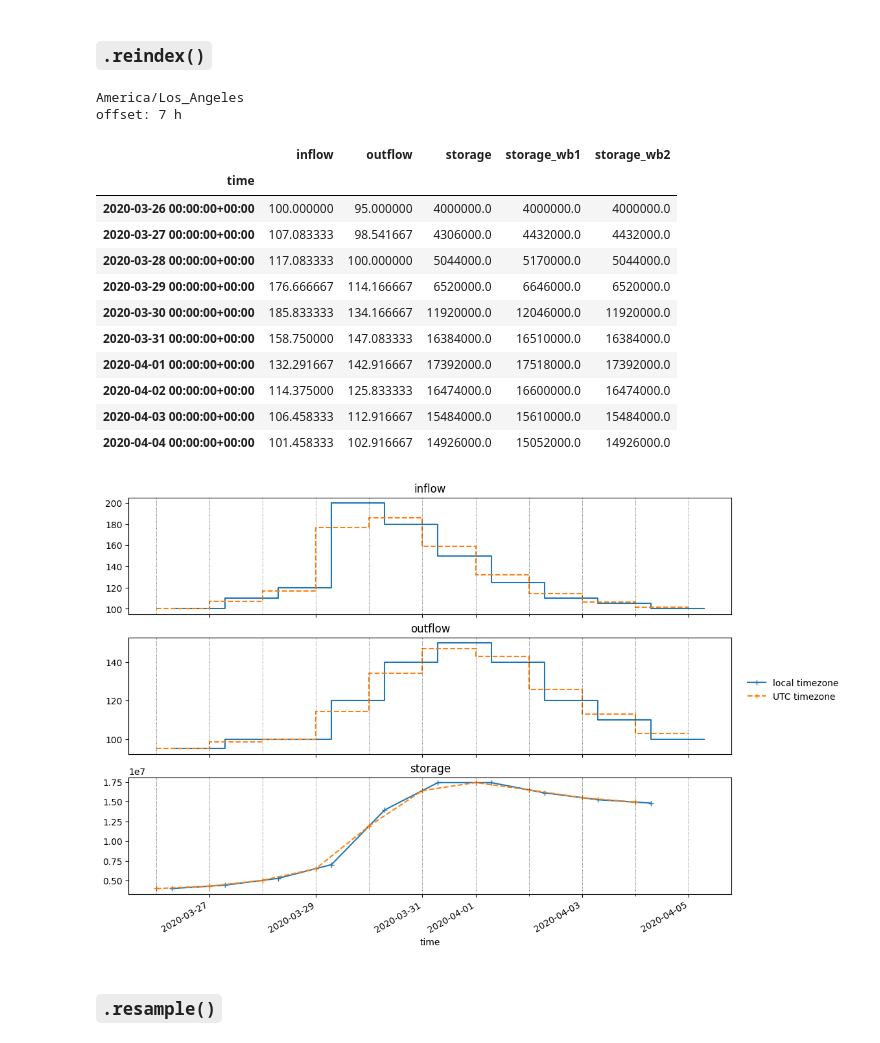
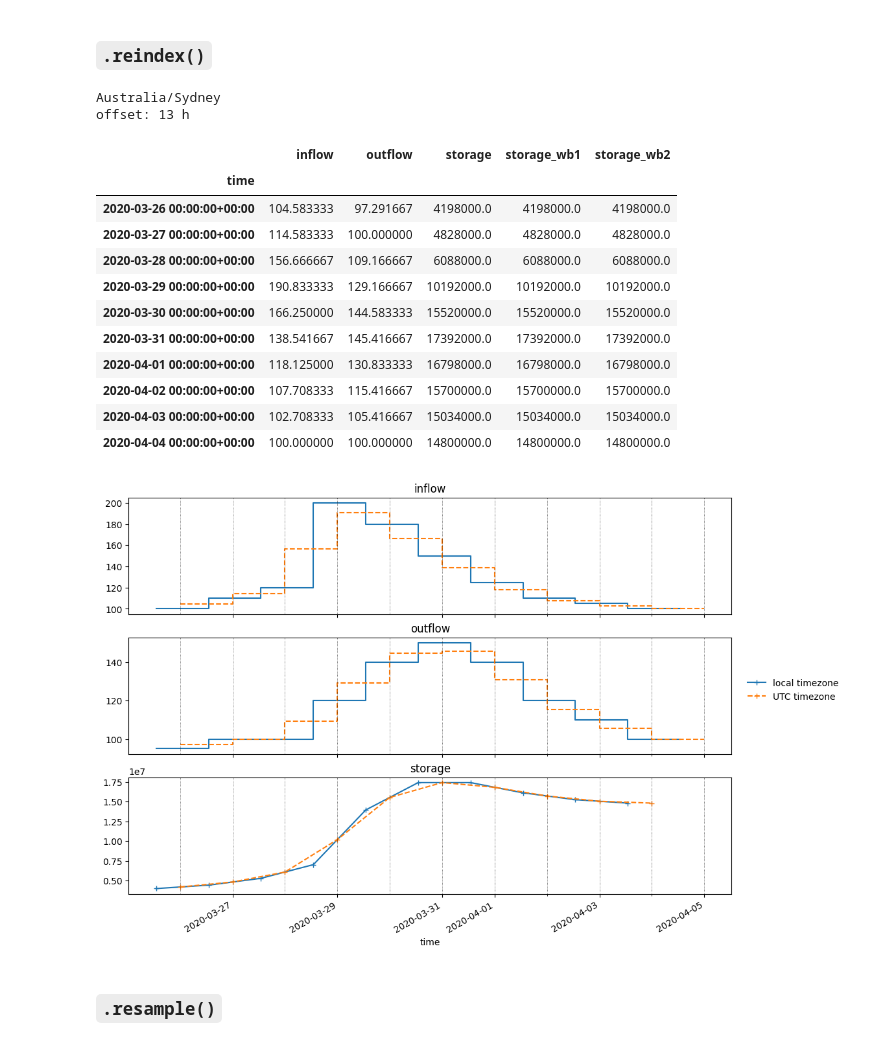
Before and after one commit to casadoj/lisflood-reservoirs, a Jupyter notebook: notebook/ResOpsUS/dataset/convert_timezone.ipynb, the cells around one changed output. Drawn from its saved outputs; the diff is of its cells as text; code cells hidden in the pictures.

```diff
--- a/notebook/ResOpsUS/dataset/convert_timezone.ipynb
+++ b/notebook/ResOpsUS/dataset/convert_timezone.ipynb
@@ -43,9 +43,9 @@ ts.index.name = 'time'
 lon = -121
 lat = 37
 
-# # Australia
-# lon = 150
-# lat = -30
+# Australia
+lon = 150
+lat = -30
 
 # # Madrid
 # lon = -3.5
@@ -57,46 +57,46 @@ lat = 37
 
 # convert time series to UTC (with offset)
 ts_utc = convert_to_utc(lon, lat, ts)
 print(convert_to_utc.local_tz)
 print(f'offset: {convert_to_utc.offset} h')
 
 # calculate storage by water balance
 ts_utc['storage'] = water_balance_iterative(Vo, ts_utc.inflow, ts_utc.outflow)
 
 # interpolate values to 00 UTC
 ts_reindex = reindex_to_00utc(ts_utc)
 
 # compute storage by water balance
 ts_reindex['storage_wb1'] = water_balance_iterative(
     ts_reindex.storage.iloc[0],
     ts_reindex.inflow,
     ts_reindex.outflow
 )
 ts_reindex['storage_wb2'] = water_balance_timestep(
     ts_reindex.storage,
     ts_reindex.inflow,
     ts_reindex.outflow
 )
 
 plot_tz_conversion(ts_utc, ts_reindex)
 
 ts_reindex
 # %% [output]
-America/Los_Angeles
-offset: 7 h
+Australia/Sydney
+offset: 13 h
 |  | inflow | outflow | storage | storage_wb1 | storage_wb2 |
 | time |  |  |  |  |  |
-| 2020-03-26 00:00:00+00:00 | 100.000000 | 95.000000 | 4000000.0 | 4000000.0 | 4000000.0 |
-| 2020-03-27 00:00:00+00:00 | 107.083333 | 98.541667 | 4306000.0 | 4432000.0 | 4432000.0 |
-| 2020-03-28 00:00:00+00:00 | 117.083333 | 100.000000 | 5044000.0 | 5170000.0 | 5044000.0 |
-| 2020-03-29 00:00:00+00:00 | 176.666667 | 114.166667 | 6520000.0 | 6646000.0 | 6520000.0 |
-| 2020-03-30 00:00:00+00:00 | 185.833333 | 134.166667 | 11920000.0 | 12046000.0 | 11920000.0 |
-| 2020-03-31 00:00:00+00:00 | 158.750000 | 147.083333 | 16384000.0 | 16510000.0 | 16384000.0 |
-| 2020-04-01 00:00:00+00:00 | 132.291667 | 142.916667 | 17392000.0 | 17518000.0 | 17392000.0 |
-| 2020-04-02 00:00:00+00:00 | 114.375000 | 125.833333 | 16474000.0 | 16600000.0 | 16474000.0 |
-| 2020-04-03 00:00:00+00:00 | 106.458333 | 112.916667 | 15484000.0 | 15610000.0 | 15484000.0 |
-| 2020-04-04 00:00:00+00:00 | 101.458333 | 102.916667 | 14926000.0 | 15052000.0 | 14926000.0 |
+| 2020-03-26 00:00:00+00:00 | 104.583333 | 97.291667 | 4198000.0 | 4198000.0 | 4198000.0 |
+| 2020-03-27 00:00:00+00:00 | 114.583333 | 100.000000 | 4828000.0 | 4828000.0 | 4828000.0 |
+| 2020-03-28 00:00:00+00:00 | 156.666667 | 109.166667 | 6088000.0 | 6088000.0 | 6088000.0 |
+| 2020-03-29 00:00:00+00:00 | 190.833333 | 129.166667 | 10192000.0 | 10192000.0 | 10192000.0 |
+| 2020-03-30 00:00:00+00:00 | 166.250000 | 144.583333 | 15520000.0 | 15520000.0 | 15520000.0 |
+| 2020-03-31 00:00:00+00:00 | 138.541667 | 145.416667 | 17392000.0 | 17392000.0 | 17392000.0 |
+| 2020-04-01 00:00:00+00:00 | 118.125000 | 130.833333 | 16798000.0 | 16798000.0 | 16798000.0 |
+| 2020-04-02 00:00:00+00:00 | 107.708333 | 115.416667 | 15700000.0 | 15700000.0 | 15700000.0 |
+| 2020-04-03 00:00:00+00:00 | 102.708333 | 105.416667 | 15034000.0 | 15034000.0 | 15034000.0 |
+| 2020-04-04 00:00:00+00:00 | 100.000000 | 100.000000 | 14800000.0 | 14800000.0 | 14800000.0 |
-[figure, old version]
+[figure, new version]
 # %% [markdown]
 ### `.resample()`
 # %%
```
Also changed, not shown: parts of 14 cells of this notebook.
